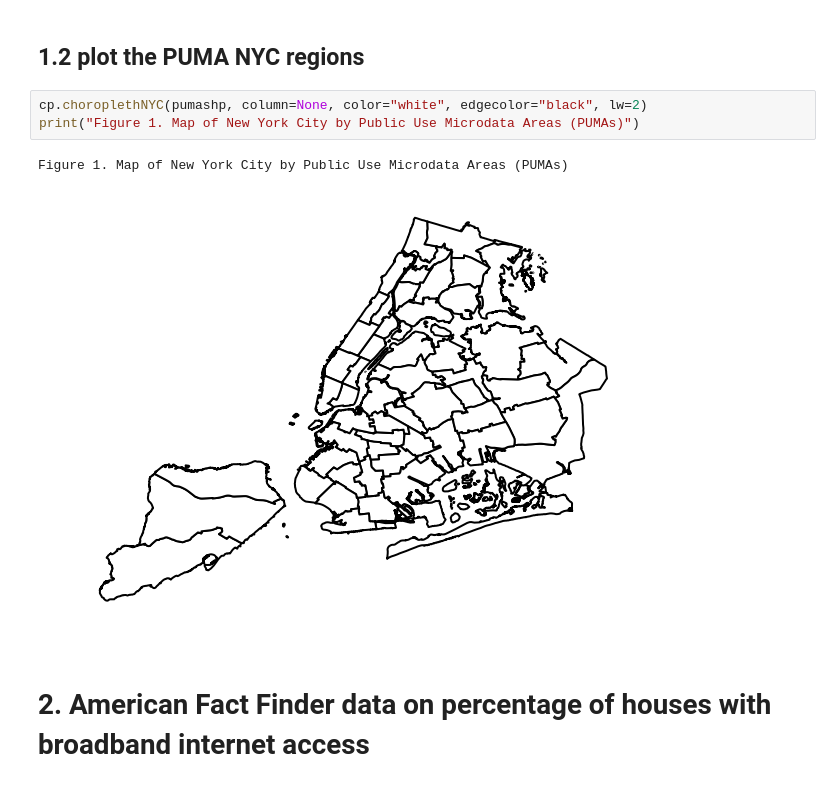
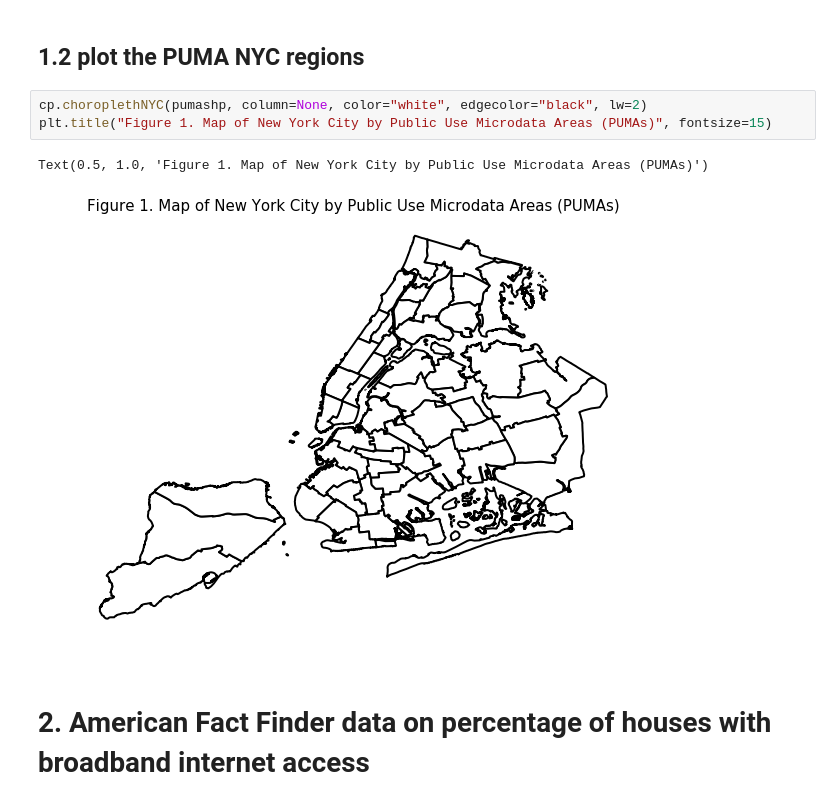
Before and after one commit to anaelisa24/PUI2018_amm1209, a Jupyter notebook: HW7_amm1209/HW7_amm1209.ipynb, the cells around one changed output. Cells and saved outputs as stored; diff of their text form.

```diff
--- a/HW7_amm1209/HW7_amm1209.ipynb
+++ b/HW7_amm1209/HW7_amm1209.ipynb
@@ -75,10 +77,10 @@ pumashp.crs
 ## 1.2 plot the PUMA NYC regions
 # %%
 cp.choroplethNYC(pumashp, column=None, color="white", edgecolor="black", lw=2)
-print("Figure 1. Map of New York City by Public Use Microdata Areas (PUMAs)")
+plt.title("Figure 1. Map of New York City by Public Use Microdata Areas (PUMAs)", fontsize=15)
 # %% [output]
-Figure 1. Map of New York City by Public Use Microdata Areas (PUMAs)
+Text(0.5, 1.0, 'Figure 1. Map of New York City by Public Use Microdata Areas (PUMAs)')
-[figure, old version]
+[figure, new version]
 # %% [markdown]
 # 2. American Fact Finder data on percentage of houses with broadband internet access
 # %% [markdown]
```
Also changed, not shown: parts of 17 cells of this notebook.
